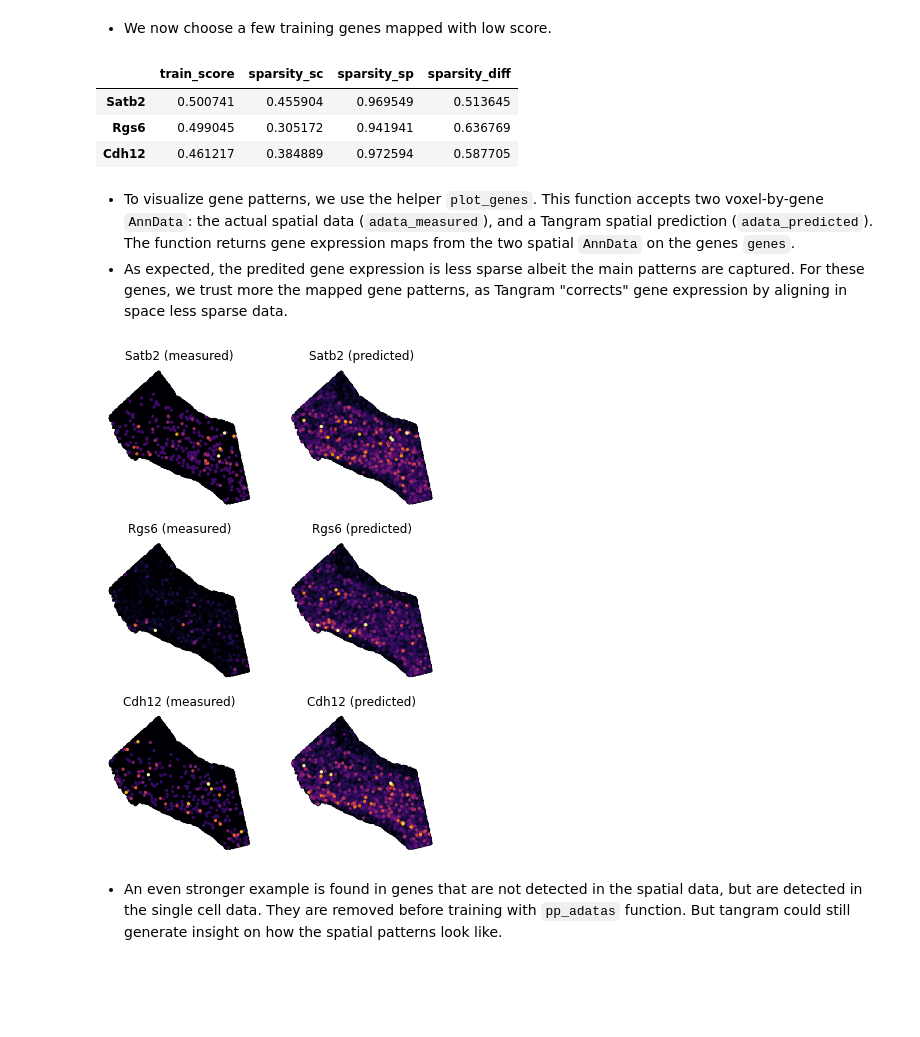
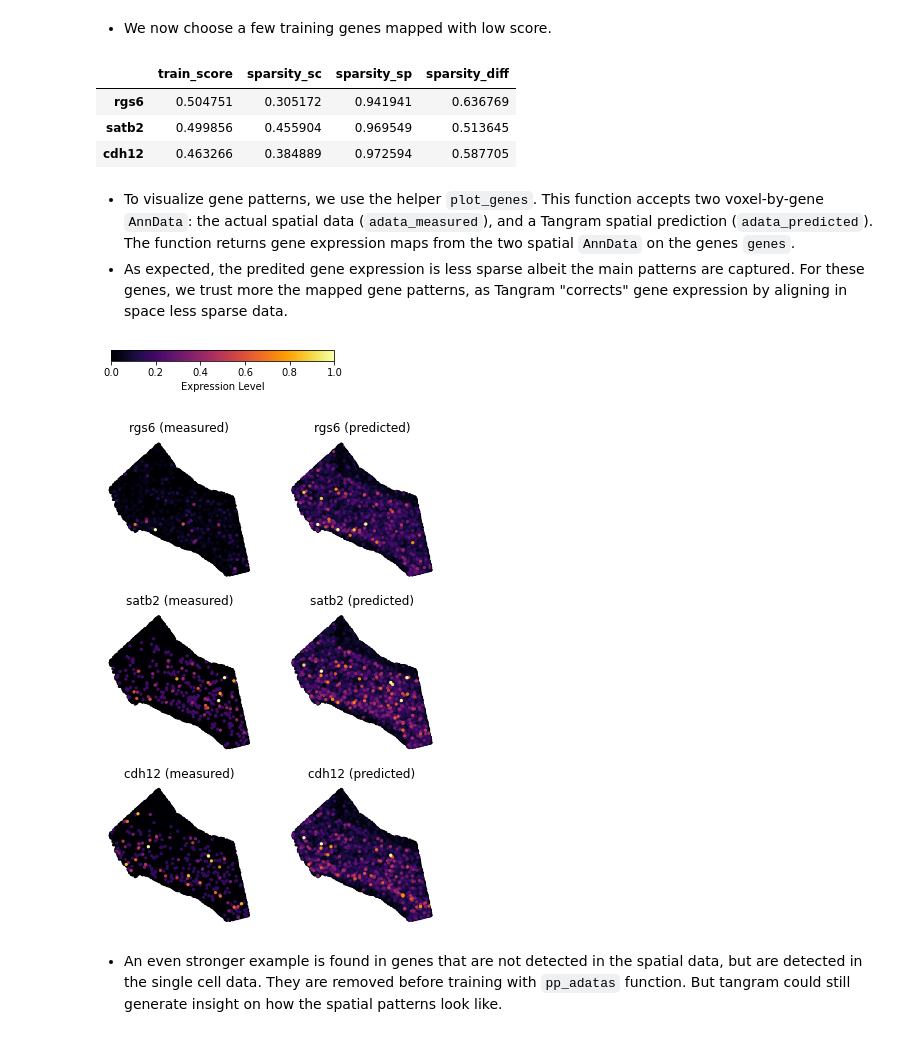
Before and after one commit to broadinstitute/Tangram, a Jupyter notebook: example/1_tutorial_tangram.ipynb, the cells around one changed output. Cells and saved outputs as stored; diff of their text form; code cells hidden in the pictures; blank space fills up the shorter version.

```diff
--- a/example/1_tutorial_tangram.ipynb
+++ b/example/1_tutorial_tangram.ipynb
@@ -312,20 +314,21 @@ AnnData object with n_obs × n_vars = 9852 × 27742
 # %% [markdown]
 - We now choose a few training genes mapped with low score.
 # %%
-genes = ['Satb2', 'Rgs6', 'Cdh12']
+genes = ['rgs6', 'satb2',  'cdh12']
 ad_map.uns['train_genes_df'].loc[genes]
 # %% [output]
 |  | train_score | sparsity_sc | sparsity_sp | sparsity_diff |
-| Satb2 | 0.500741 | 0.455904 | 0.969549 | 0.513645 |
-| Rgs6 | 0.499045 | 0.305172 | 0.941941 | 0.636769 |
-| Cdh12 | 0.461217 | 0.384889 | 0.972594 | 0.587705 |
+| rgs6 | 0.504751 | 0.305172 | 0.941941 | 0.636769 |
+| satb2 | 0.499856 | 0.455904 | 0.969549 | 0.513645 |
+| cdh12 | 0.463266 | 0.384889 | 0.972594 | 0.587705 |
 # %% [markdown]
 - To visualize gene patterns, we use the helper `plot_genes`. This function accepts two voxel-by-gene `AnnData`: the actual spatial data  (`adata_measured`), and a Tangram spatial prediction (`adata_predicted`). The function returns gene expression maps from the two spatial `AnnData` on the genes `genes`.
 - As expected, the predited gene expression is less sparse albeit the main patterns are captured. For these genes, we trust more the mapped gene patterns, as Tangram "corrects" gene expression by aligning in space less sparse data.
 # %%
-tg.plot_genes(genes, adata_measured=ad_sp, adata_predicted=ad_ge, robust=True, perc=0.02, cmap='inferno')
+tg.plot_genes(genes, adata_measured=ad_sp, adata_predicted=ad_ge, robust=True, perc=0.02)
 # %% [output]
-[figure, old version]
+[figure, new version]
+[figure, added]
 # %% [markdown]
 - An even stronger example is found in genes that are not detected in the spatial data, but are detected in the single cell data. They are removed before training with `pp_adatas` function. But tangram could still generate insight on how the spatial patterns look like.
 # %%
```
Also changed, not shown: parts of 22 cells of this notebook.
